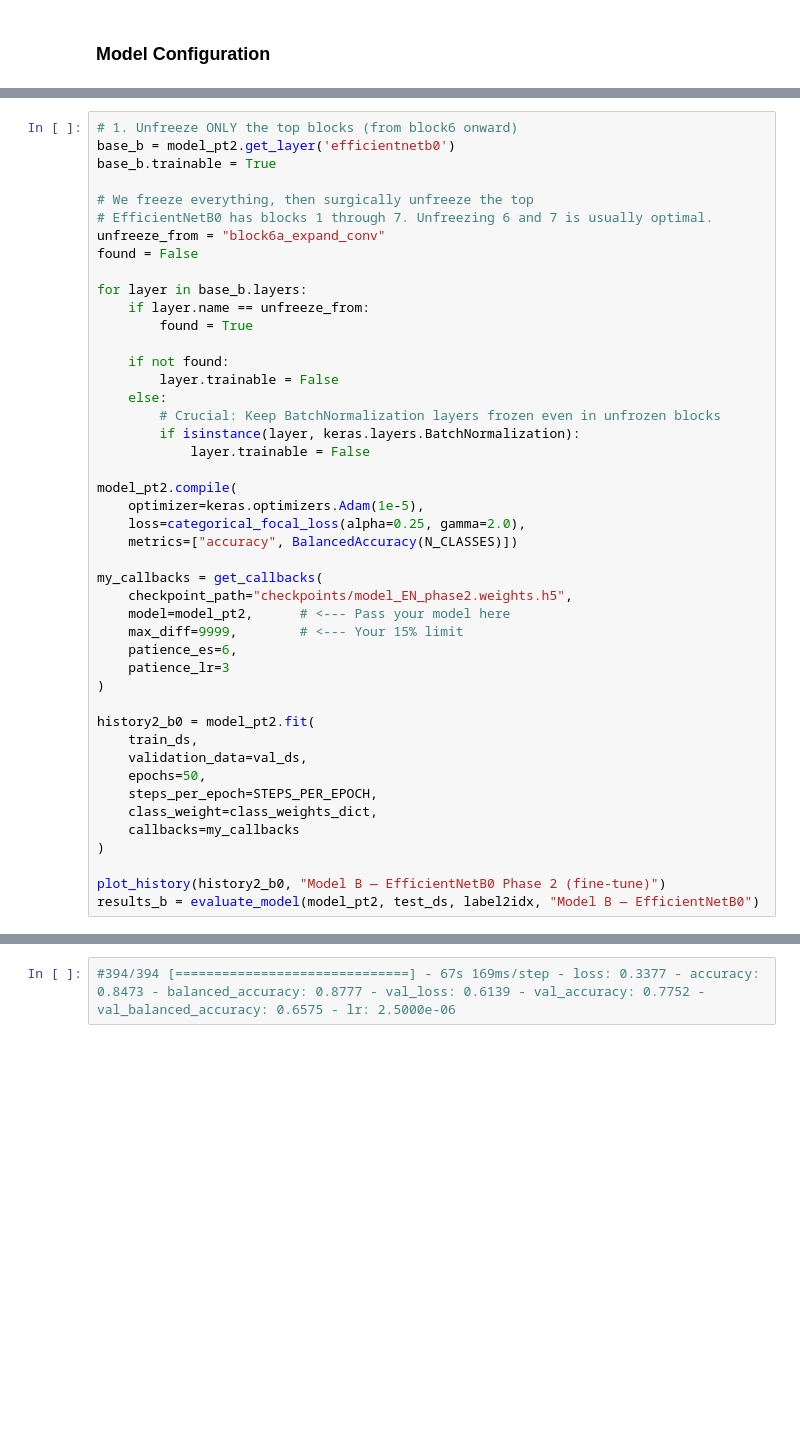
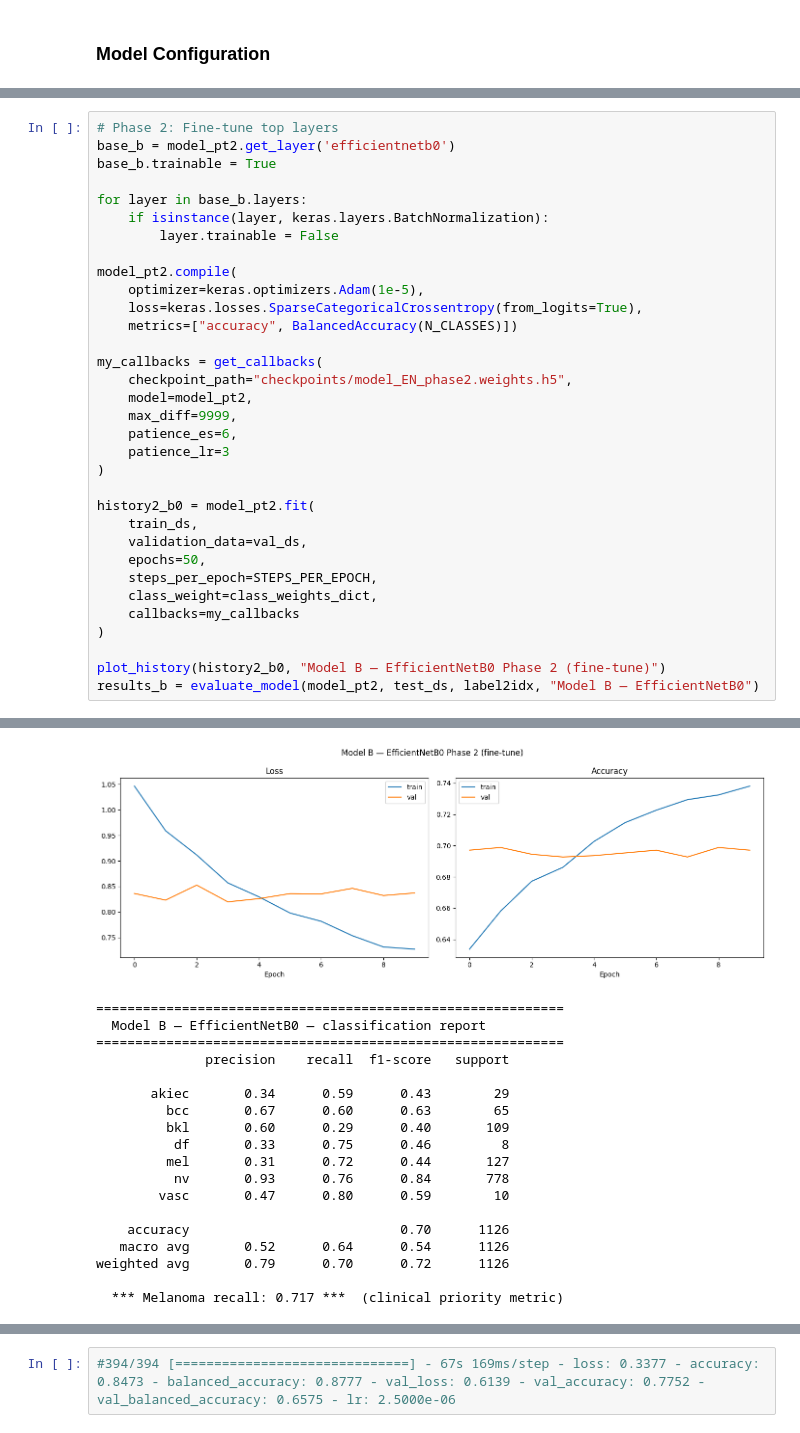
Before and after one commit to mariafranciscag/deep-learning-project, a Jupyter notebook: models/ptM1_EfficientNetB0.ipynb, the cells around one changed output, grey strips where cells are left out. Saved outputs shown, nothing was run; the diff lists cells and outputs as text; blank space fills up the shorter version.

```diff
--- a/models/ptM1_EfficientNetB0.ipynb
+++ b/models/ptM1_EfficientNetB0.ipynb
@@ -219,33 +188,21 @@ print("Phase 1 weights loaded successfully!")
 # %%
-# 1. Unfreeze ONLY the top blocks (from block6 onward)
+# Phase 2: Fine-tune top layers
 base_b = model_pt2.get_layer('efficientnetb0')
 base_b.trainable = True
 
-# We freeze everything, then surgically unfreeze the top
-# EfficientNetB0 has blocks 1 through 7. Unfreezing 6 and 7 is usually optimal.
-unfreeze_from = "block6a_expand_conv"
-found = False
-
 for layer in base_b.layers:
-    if layer.name == unfreeze_from:
-        found = True
-
-    if not found:
+    if isinstance(layer, keras.layers.BatchNormalization):
         layer.trainable = False
-    else:
-        # Crucial: Keep BatchNormalization layers frozen even in unfrozen blocks
-        if isinstance(layer, keras.layers.BatchNormalization):
-            layer.trainable = False
 
 model_pt2.compile(
     optimizer=keras.optimizers.Adam(1e-5),
-    loss=categorical_focal_loss(alpha=0.25, gamma=2.0),
+    loss=keras.losses.SparseCategoricalCrossentropy(from_logits=True),
     metrics=["accuracy", BalancedAccuracy(N_CLASSES)])
 
 my_callbacks = get_callbacks(
     checkpoint_path="checkpoints/model_EN_phase2.weights.h5",
-    model=model_pt2,      # <--- Pass your model here
-    max_diff=9999,        # <--- Your 15% limit
+    model=model_pt2,
+    max_diff=9999,
     patience_es=6,
     patience_lr=3
 )
@@ -261,3 +218,4 @@ history2_b0 = model_pt2.fit(
 
 plot_history(history2_b0, "Model B — EfficientNetB0 Phase 2 (fine-tune)")
 results_b = evaluate_model(model_pt2, test_ds, label2idx, "Model B — EfficientNetB0")
+# %% [output]
@@ -263,0 +239,19 @@ results_b = evaluate_model(model_pt2, test_ds, label2idx, "Model B — Efficient
+[figure, added]
+============================================================
+  Model B — EfficientNetB0 — classification report
+============================================================
+              precision    recall  f1-score   support
+
+       akiec       0.34      0.59      0.43        29
+         bcc       0.67      0.60      0.63        65
+         bkl       0.60      0.29      0.40       109
+          df       0.33      0.75      0.46         8
+         mel       0.31      0.72      0.44       127
+          nv       0.93      0.76      0.84       778
+        vasc       0.47      0.80      0.59        10
+
+    accuracy                           0.70      1126
+   macro avg       0.52      0.64      0.54      1126
+weighted avg       0.79      0.70      0.72      1126
+
+  *** Melanoma recall: 0.717 ***  (clinical priority metric)
```
Also changed, not shown: parts of 12 cells of this notebook, 8 other files.
